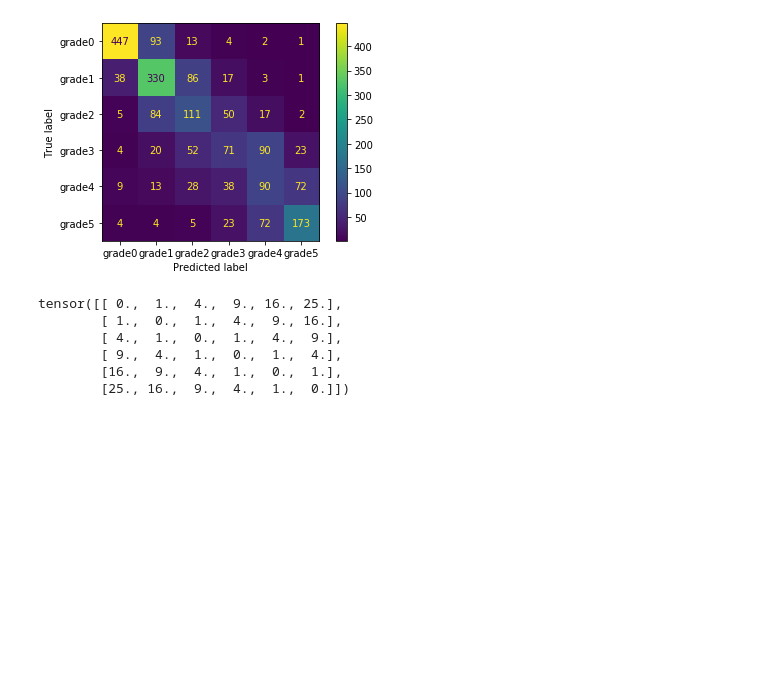
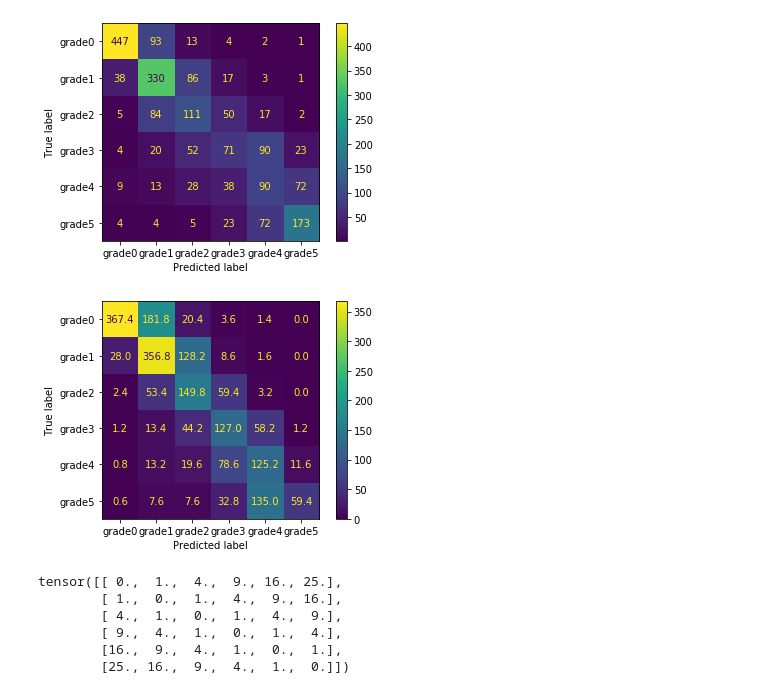
Before and after one commit to ruslangrimov/pcancer, a Jupyter notebook: train/notebooks/TrainWSIonPretrPatches-TrainDenseOnPrecalculatedBatches.ipynb, the cells around one changed output. Cells and saved outputs as stored; diff of their text form; code cells hidden in the pictures; blank space fills up the shorter version.

```diff
--- a/train/notebooks/TrainWSIonPretrPatches-TrainDenseOnPrecalculatedBatches.ipynb
+++ b/train/notebooks/TrainWSIonPretrPatches-TrainDenseOnPrecalculatedBatches.ipynb
@@ -455,6 +455,11 @@ cmd = ConfusionMatrixDisplay(cm, display_labels=[f'grade{n}' for n in range(max_
 cmd.plot(values_format='d');
 # %% [output]
 [figure]
+# %%
+# Not mine. Maria Wellen (4th in this Competition),The results from our current best CV mode
+cmd.plot(values_format='.1f');
+# %% [output]
+[figure, added]
 # %%
 w
 # %% [output]
```
Also changed, not shown: parts of 9 cells of this notebook, 7 other files.
